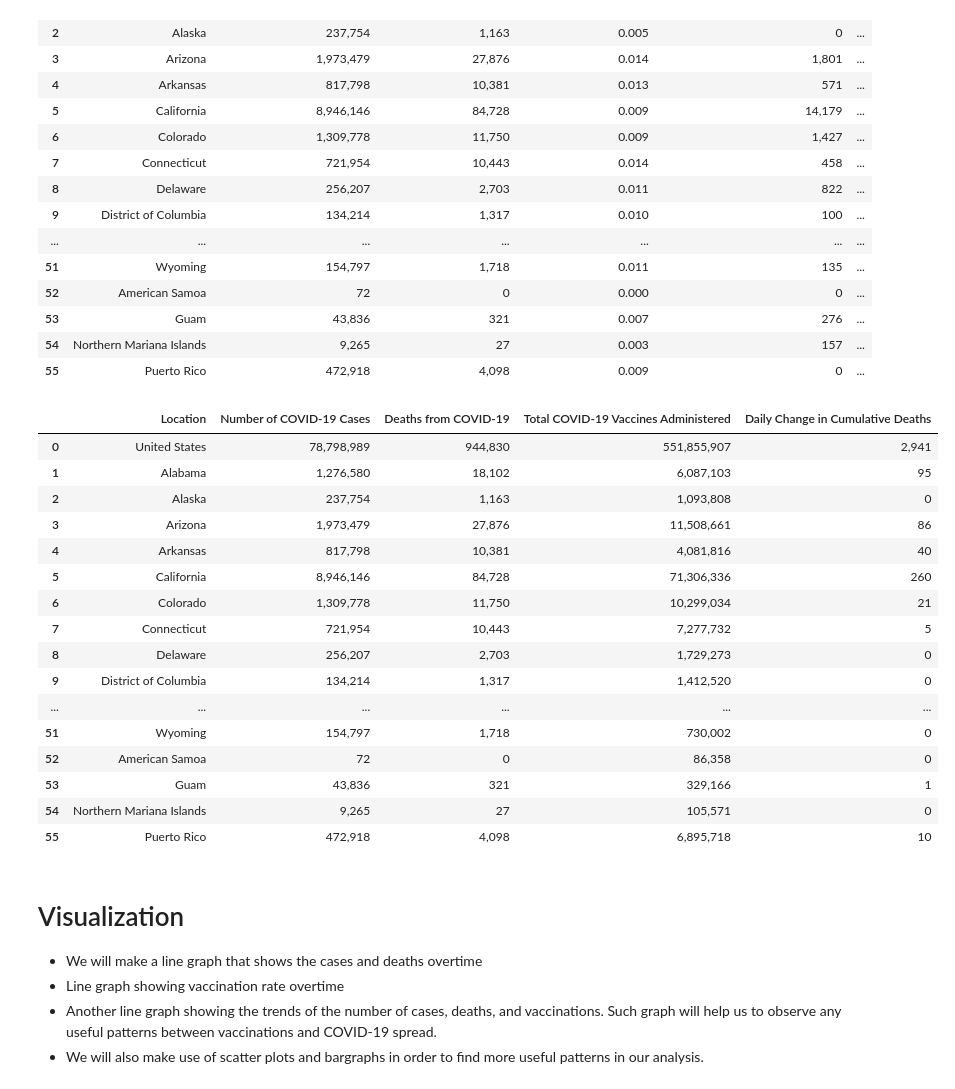
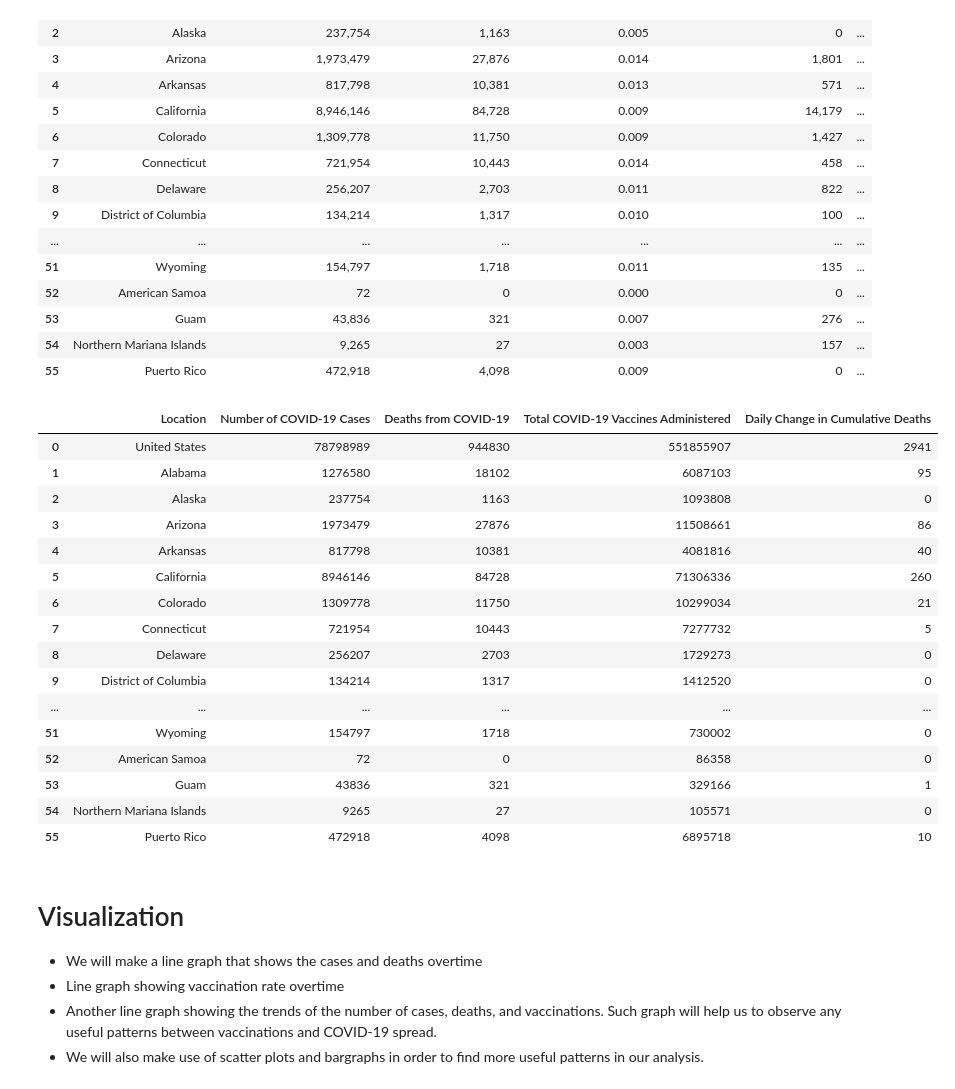
Before and after one commit to syao2017/Covid_Tracker, a Jupyter notebook: Project1.ipynb, the cells around one changed output. Cells and saved outputs as stored; diff of their text form; code cells hidden in the pictures.

```diff
--- a/Project1.ipynb
+++ b/Project1.ipynb
@@ -139,29 +132,39 @@ merged.dropna(axis = 1)
 | 53 | Guam | 43,836 | 321 | 0.007 | 276 | ... |
 | 54 | Northern Mariana Islands | 9,265 | 27 | 0.003 | 157 | ... |
 | 55 | Puerto Rico | 472,918 | 4,098 | 0.009 | 0 | ... |
-# %%
-#grab specific columns we want to examine
-
-data = merged[['Location', 'Number of COVID-19 Cases', 'Deaths from COVID-19', 'Total COVID-19 Vaccines Administered', 'Daily Change in Cumulative Deaths']]
-data
-# %% [output]
-|  | Location | Number of COVID-19 Cases | Deaths from COVID-19 | Total COVID-19 Vaccines Administered | Daily Change in Cumulative Deaths |
-| 0 | United States | 78,798,989 | 944,830 | 551,855,907 | 2,941 |
-| 1 | Alabama | 1,276,580 | 18,102 | 6,087,103 | 95 |
-| 2 | Alaska | 237,754 | 1,163 | 1,093,808 | 0 |
-| 3 | Arizona | 1,973,479 | 27,876 | 11,508,661 | 86 |
-| 4 | Arkansas | 817,798 | 10,381 | 4,081,816 | 40 |
-| 5 | California | 8,946,146 | 84,728 | 71,306,336 | 260 |
-| 6 | Colorado | 1,309,778 | 11,750 | 10,299,034 | 21 |
-| 7 | Connecticut | 721,954 | 10,443 | 7,277,732 | 5 |
-| 8 | Delaware | 256,207 | 2,703 | 1,729,273 | 0 |
-| 9 | District of Columbia | 134,214 | 1,317 | 1,412,520 | 0 |
-| ... | ... | ... | ... | ... | ... |
-| 51 | Wyoming | 154,797 | 1,718 | 730,002 | 0 |
-| 52 | American Samoa | 72 | 0 | 86,358 | 0 |
-| 53 | Guam | 43,836 | 321 | 329,166 | 1 |
-| 54 | Northern Mariana Islands | 9,265 | 27 | 105,571 | 0 |
-| 55 | Puerto Rico | 472,918 | 4,098 | 6,895,718 | 10 |
+# %%
+#grab specific columns we want to examine
+
+data = merged[['Location', 'Number of COVID-19 Cases', 'Deaths from COVID-19', 'Total COVID-19 Vaccines Administered', 'Daily Change in Cumulative Deaths']]
+df = data.copy()
+
+
+#Remove commas and make data type to an int for various columns
+df['Number of COVID-19 Cases'] = data['Number of COVID-19 Cases'].map(lambda s: int(s.replace(',', '')))
+df['Deaths from COVID-19'] = data['Deaths from COVID-19'].map(lambda s: int(s.replace(',', '')))
+df['Total COVID-19 Vaccines Administered'] = data['Total COVID-19 Vaccines Administered'].map(lambda s: int(s.replace(',', '')))
+df['Daily Change in Cumulative Deaths'] = data['Daily Change in Cumulative Deaths'].map(lambda s: int(s.replace(',', '')))
+
+
+df
+# %% [output]
+|  | Location | Number of COVID-19 Cases | Deaths from COVID-19 | Total COVID-19 Vaccines Administered | Daily Change in Cumulative Deaths |
+| 0 | United States | 78798989 | 944830 | 551855907 | 2941 |
+| 1 | Alabama | 1276580 | 18102 | 6087103 | 95 |
+| 2 | Alaska | 237754 | 1163 | 1093808 | 0 |
+| 3 | Arizona | 1973479 | 27876 | 11508661 | 86 |
+| 4 | Arkansas | 817798 | 10381 | 4081816 | 40 |
+| 5 | California | 8946146 | 84728 | 71306336 | 260 |
+| 6 | Colorado | 1309778 | 11750 | 10299034 | 21 |
+| 7 | Connecticut | 721954 | 10443 | 7277732 | 5 |
+| 8 | Delaware | 256207 | 2703 | 1729273 | 0 |
+| 9 | District of Columbia | 134214 | 1317 | 1412520 | 0 |
+| ... | ... | ... | ... | ... | ... |
+| 51 | Wyoming | 154797 | 1718 | 730002 | 0 |
+| 52 | American Samoa | 72 | 0 | 86358 | 0 |
+| 53 | Guam | 43836 | 321 | 329166 | 1 |
+| 54 | Northern Mariana Islands | 9265 | 27 | 105571 | 0 |
+| 55 | Puerto Rico | 472918 | 4098 | 6895718 | 10 |
 # %% [markdown]
 # Visualization
 
```
Also changed, not shown: parts of 7 cells of this notebook.
